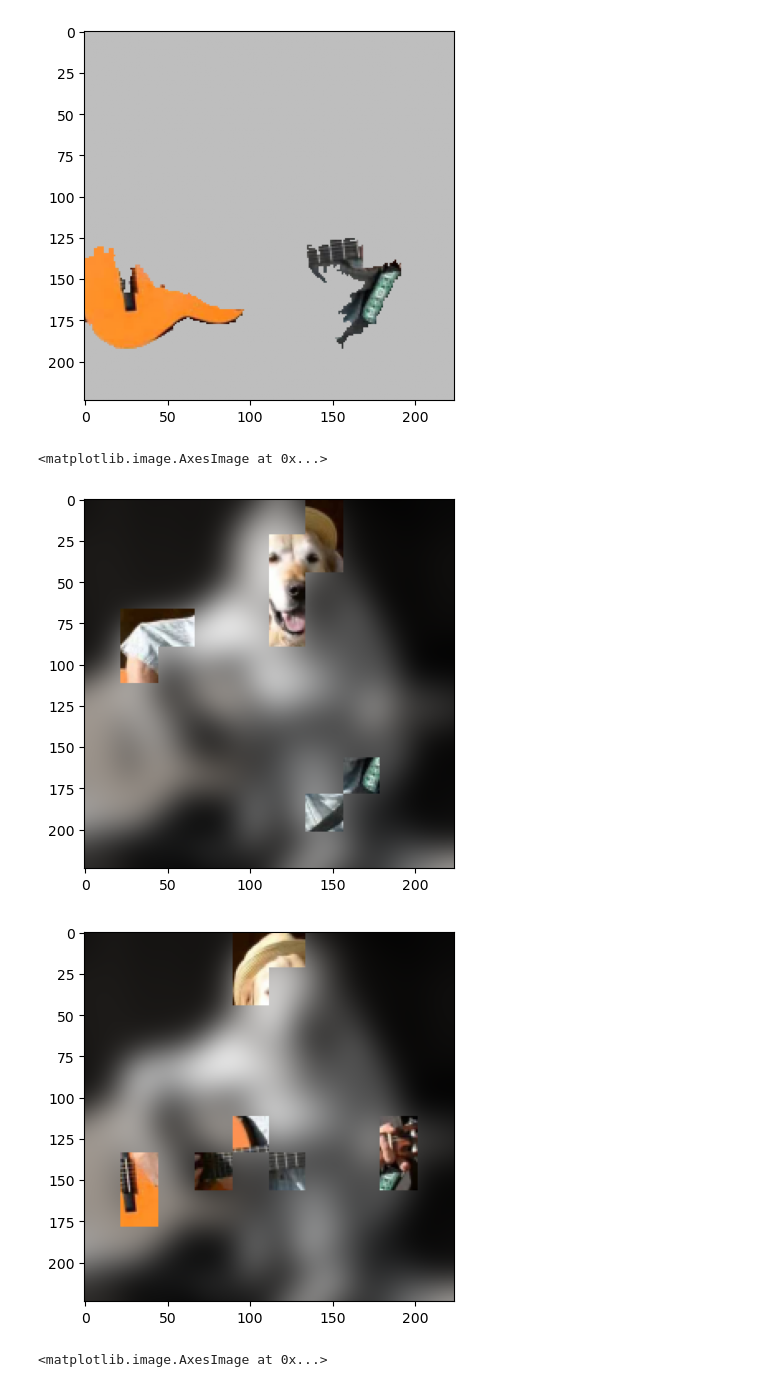
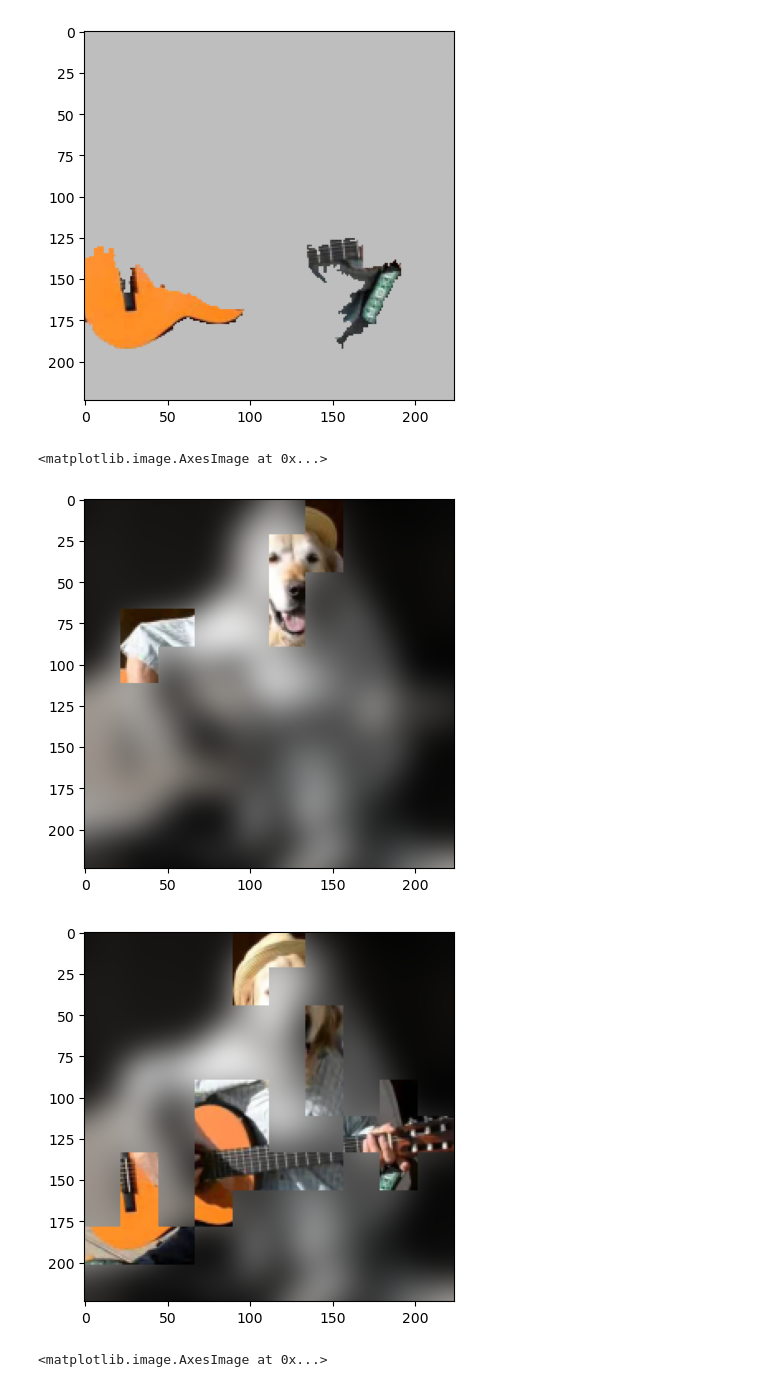
Before and after one commit to guspih/post-hoc-image-perturbation, a Jupyter notebook: torchvision_showcase.ipynb, the cells around one changed output. Saved outputs shown, nothing was run; the diff lists cells and outputs as text; code cells hidden in the pictures.

Commit message:
test: Added displaying segments with fraction of total attribution to torchvision_showcase

```diff
--- a/torchvision_showcase.ipynb
+++ b/torchvision_showcase.ipynb
@@ -168,20 +168,20 @@ plt.imshow(gui_shap_visual)
 # %%
 # Attribution by grid+naive_ciu_sampler+blur perturbation+CIU
 
-# Using TopVisualizer to visualize the top 10% attributed segments and blurring the rest
-top10percent_visualizer = TopVisualizer(p=0.1, perturber=blur_perturbation)
+# Using TopVisualizer to visualize segments such that their combined attribution score is at least 30% of the total
+top10percent_visualizer = TopVisualizer(p=0.3, perturber=blur_perturbation)
 lab_ciu_visual = top10percent_visualizer(lab_infl, img, grid_masks)
 gui_ciu_visual = top10percent_visualizer(gui_infl, img, grid_masks)
 
-# Display the 10% of segments with highest attribution
+# Display the fewest segements that holds at least 30% of the attribution score
 plt.figure()
 plt.imshow(lab_ciu_visual)
 plt.figure()
 plt.imshow(gui_ciu_visual)
 # %% [output]
 <matplotlib.image.AxesImage at 0x...>
-[figure, old version]
+[figure, new version]
-[figure, old version]
+[figure, new version]
 # %%
 # Attribution by faded grid+random_sampler+noisy perturbation+RISE
 
```
